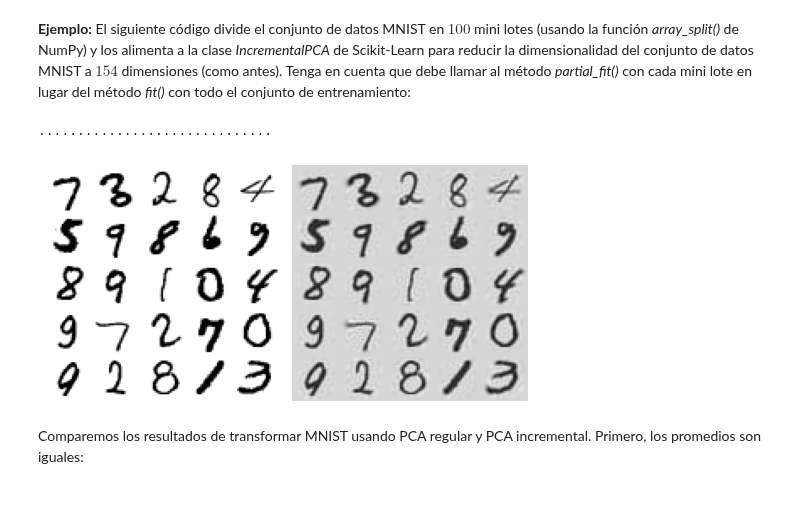
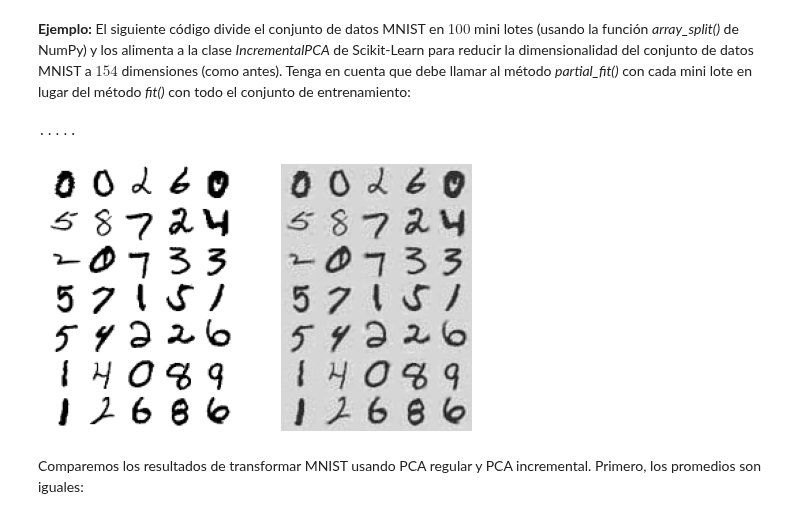
Before and after one commit to amalvarezme/AnaliticaDatos, a Jupyter notebook: 4_NoSupervisado/2_ReduccionDimension.ipynb, the cells around one changed output. Cells and saved outputs as stored; diff of their text form; code cells hidden in the pictures.

```diff
--- a/4_NoSupervisado/2_ReduccionDimension.ipynb
+++ b/4_NoSupervisado/2_ReduccionDimension.ipynb
@@ -225,24 +225,24 @@ De manera predeterminada, *svd_solver* en realidad está configurado como *"auto
 # %%
 from sklearn.decomposition import IncrementalPCA
 
-n_batches = 30
+n_batches = 5
 inc_pca   = IncrementalPCA(n_components=154)
 for X_batch in np.array_split(X_train, n_batches):
     print(".", end="")
     inc_pca.partial_fit(X_batch)
 
 X_reduced           = inc_pca.transform(X_train)
 X_recovered_inc_pca = inc_pca.inverse_transform(X_reduced)
 
 plt.figure(figsize=(7, 4))
 plt.subplot(121)
-plot_digits(X_train[::200])
+plot_digits(X_train[::40])
 plt.subplot(122)
-plot_digits(X_recovered_inc_pca[::200])
+plot_digits(X_recovered_inc_pca[::40])
 plt.tight_layout()
 # %% [output]
-..............................
+.....
-[figure, old version]
+[figure, new version]
 # %%
 X_reduced_inc_pca = X_reduced
 # %% [markdown]
```
Also changed, not shown: parts of 22 cells of this notebook.
